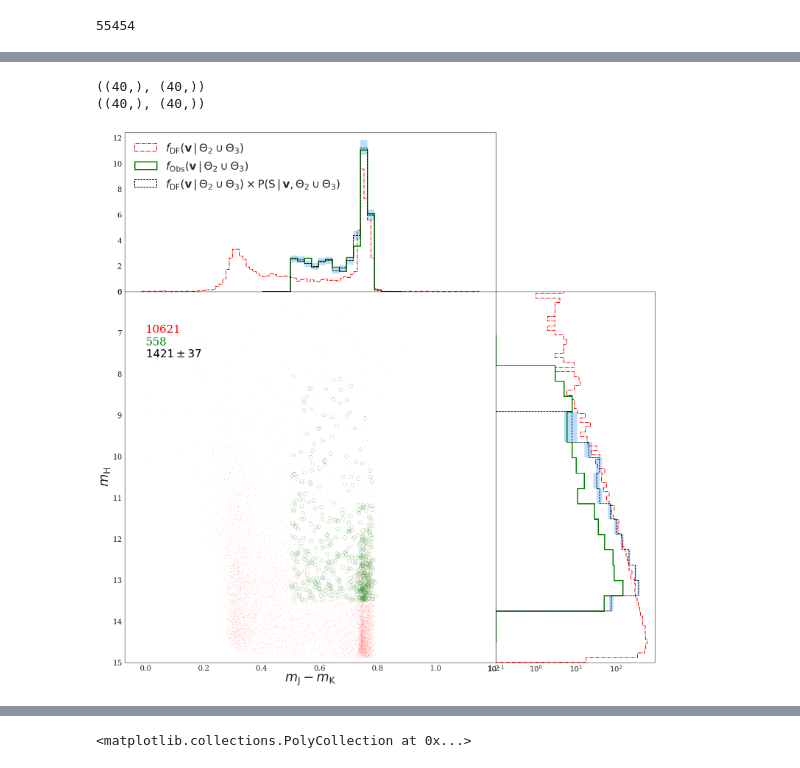
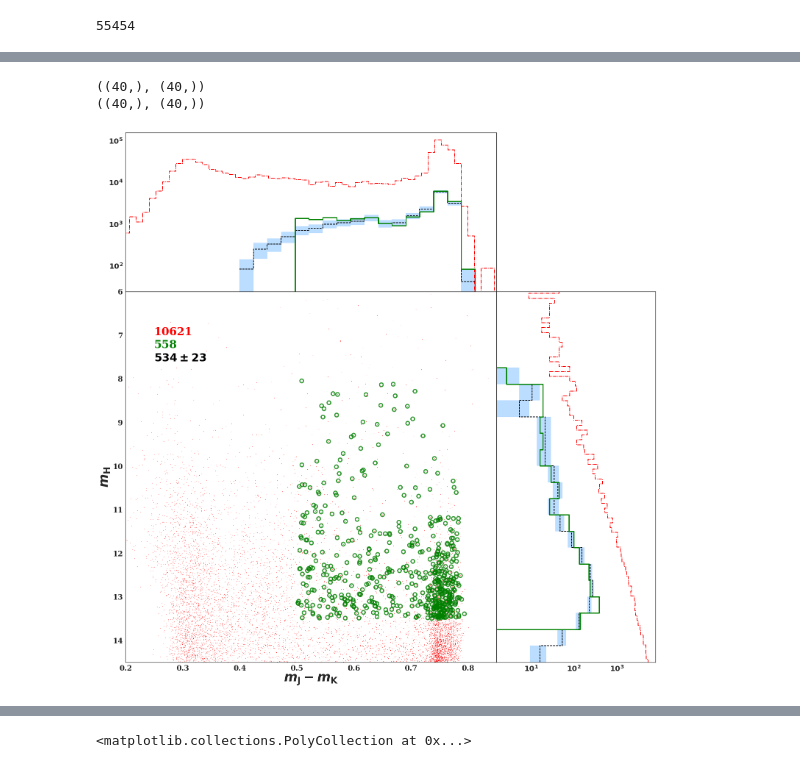
Before and after one commit to aeverall/seestar, a Jupyter notebook: examples/BGMTNC_test.ipynb, the cells around one changed output, grey strips where cells are left out. Cells and saved outputs as stored; diff of their text form; code cells hidden in the pictures.

```diff
--- a/examples/BGMTNC_test.ipynb
+++ b/examples/BGMTNC_test.ipynb
@@ -652,12 +774,0 @@ array([[0.38406707, 0.16483758, 0.09802033],
-# %%
-plt.figure(figsize=(10,10))
-
-i=2
-sample= posterior_samples[i,...]
-
-pars = StatisticalModels.gmm_product_p(sample, instdf.params_f)
-pars = pars.reshape(-1, pars.shape[-1])
-
-zz = StatisticalModels.bivGaussMix_vect(pars, yy, xx)
-z_x = np.sum(zz, axis=0)
-plt.plot(x, z_x)
@@ -950,14 +923,15 @@ ax_c = plt.axes([0, 0, big, big])
 ax_t = plt.axes([0, big, big, sml])
 ax_s = plt.axes([big, 0., sml, big])
 
-#xlim = (0, 13)
-ylim = (15, 6)
+xlim = (0.2, .85)
+ylim = (14.5, 6)
 
 # the scatter plot:
-ax_c.scatter(full23.Colour, full23.Happ, s=0.1, c='r', rasterized=True)
-ax_c.scatter(survey23.Colour, survey23.Happ, s=100, marker='o', c='none', edgecolors='g', rasterized=True)
+ax_c.scatter(full23.Colour, full23.Happ, s=1., c='r', rasterized=True)
+ax_c.scatter(survey23.Colour, survey23.Happ, s=100, marker='o', alpha=0.8,
+             c='none', edgecolors='g', linewidth=3, rasterized=True)
 
-#ax_c.set_xlim(xlim)
+ax_c.set_xlim(xlim)
 ax_c.set_ylim(ylim)
 
 
@@ -976,62 +950,77 @@ df_rand = pd.DataFrame()
 for i in range(n_sample):
     df_rand = pd.concat((df_rand, full23[np.random.rand(len(full23)) < full23['union_f']][['Colour', 'Happ']].copy()))
 
+
+
+# Colour Histogram
 plt.sca(ax_t)
-_=plt.hist(full23.Colour, label=label1, color='r', linestyle='-.', linewidth=2,
-           histtype='step', bins=phot_bins, normed=True)
+# Full sample
+phot_hist, edges = np.histogram(full23.Colour, bins=phot_bins)
+plot_hist(edges, phot_hist/(edges[1:]-edges[:-1]), horizontal=False,
+          color='r', linestyle='-.', linewidth=2)
+# SF weighted sample
 values, edges = np.histogram(df_rand.Colour, bins=spec_bins, range=instsf.rngy)
 values /= n_sample
-norm = np.sum(values)*(edges[1]-edges[0])
-fill_between_steps(edges, (values-np.sqrt(values))/norm, (values+np.sqrt(values))/norm,
+fill_between_steps(edges, (values-np.sqrt(values))/(edges[1:]-edges[:-1]),
+                          (values+np.sqrt(values))/(edges[1:]-edges[:-1]), horizontal=False,
                    color='dodgerblue', alpha=0.3)
-_=plt.hist(survey23.Colour, label=label2, color='g', linestyle='-', linewidth=3,
-           histtype='step', bins=spec_bins, normed=True, range=instsf.rngy)
-_=plt.hist(df_rand.Colour, label=label3, color='k', linestyle='--', linewidth=2,
-           histtype='step', bins=spec_bins, normed=True, range=instsf.rngy)
-plt.legend(fontsize=30, loc='upper left')
+plot_hist(edges, values/(edges[1:]-edges[:-1]), horizontal=False,
+          linestyle='--', color='k', linewidth=2)
+# Obs Sample
+obs_hist, edges = np.histogram(survey23.Colour, bins=spec_bins, range=instsf.rngy)
+plot_hist(edges, obs_hist/(edges[1:]-edges[:-1]), horizontal=False,
+          color='g', linestyle='-', linewidth=3)
+plt.yscale('log')
 
+
+# Magnitude Histogram
 plt.sca(ax_s)
-_=plt.hist(full23.Happ, color='r', linestyle='-.', linewidth=2,
-           histtype='step', bins=phot_bins, log=True, orientation='horizontal')
+# Full sample
+phot_hist, edges = np.histogram(full23.Happ, bins=phot_bins)
+plot_hist(edges, phot_hist/(edges[1:]-edges[:-1]), horizontal=True,
+          color='r', linestyle='-.', linewidth=2)
+# SF weighted sample
 values, edges = np.histogram(df_rand.Happ, bins=spec_bins, range=instsf.rngx)
 values /= n_sample
-#norm = np.sum(values)*(edges[1]-edges[0])
-fill_between_steps(edges, (values-np.sqrt(values)), (values+np.sqrt(values)), horizontal=True,
+fill_between_steps(edges, (values-np.sqrt(values))/(edges[1:]-edges[:-1]),
+                          (values+np.sqrt(values))/(edges[1:]-edges[:-1]), horizontal=True,
                    color='dodgerblue', alpha=0.3)
-plot_hist(edges, values, horizontal=True, linestyle='--', color='k')
-_=plt.hist(survey23.Happ, color='g', linestyle='-', linewidth=3, range=instsf.rngx,
-           histtype='step', bins=spec_bins, log=True, orientation='horizontal')
-#_=plt.hist(df_rand.Happ, color='k', linestyle='--', linewidth=2, range=instsf.rngx,
-#           histtype='step', bins=spec_bins, log=True, orientation='horizontal')
+plot_hist(edges, values/(edges[1:]-edges[:-1]), horizontal=True,
+          linestyle='--', color='k', linewidth=2)
+# Obs Sample
+obs_hist, edges = np.histogram(survey23.Happ, bins=spec_bins, range=instsf.rngx)
+plot_hist(edges, obs_hist/(edges[1:]-edges[:-1]), horizontal=True,
+          color='g', linestyle='-', linewidth=3)
+plt.xscale('log')
 
 
 
 ax_t.set_xlim(ax_c.get_xlim())
 ax_s.set_ylim(ax_c.get_ylim())
 ax_t.set_ylim(0, ax_t.get_ylim()[1])
 ax_s.set_xlim(0, ax_s.get_xlim()[1])
 
 plt.sca(ax_c)
 textfont = {'fontsize':30}
-plt.text(0., 7., str(len(full23)), color='r', fontdict=textfont)
-plt.text(0., 7.3, str(len(survey23)), color='g', fontdict=textfont)
-plt.text(0., 7.6, r'$%d \pm %d$' % (np.sum(values), np.sqrt(np.sum(values))), color='k', fontdict=textfont)
+plt.text(0.25, 7., str(len(full23)), color='r', fontdict=textfont)
+plt.text(0.25, 7.3, str(len(survey23)), color='g', fontdict=textfont)
+plt.text(0.25, 7.6, r'$%d \pm %d$' % (np.sum(values), np.sqrt(np.sum(values))), color='k', fontdict=textfont)
 
 ax_c.tick_params('x', labelsize=20)
 ax_c.tick_params('y', labelsize=20)
 ax_s.tick_params('both', which='both', left='off', labelleft='off', labelsize=20)
 ax_t.tick_params('both', which='both', bottom='off', labelbottom='off', labelsize=20)
 
 ax_c.set_xlabel(r'$m_\mathrm{J} - m_\mathrm{K}$', fontsize=35)
 ax_c.set_ylabel(r'$m_\mathrm{H}$', fontsize=35)
 
 #plt.setp(ax_t.get_legend().get_texts(), fontsize='30')
 
 plt.show()
 
 #fig.savefig('/home/andy/Documents/Research/SF/WriteUp/PaperFigs/G3_colmag_hist_joint23.png', bbox_inches='tight')
 #fig.savefig('/home/andy/Documents/Research/SF/WriteUp/PaperFigs/G3_colmag_hist_joint23.pdf', bbox_inches='tight', dpi=200)
 # %% [output]
 ((40,), (40,))
 ((40,), (40,))
-[figure, old version]
+[figure, new version]
```
Also changed, not shown: parts of 51 cells of this notebook, 2 other files.
